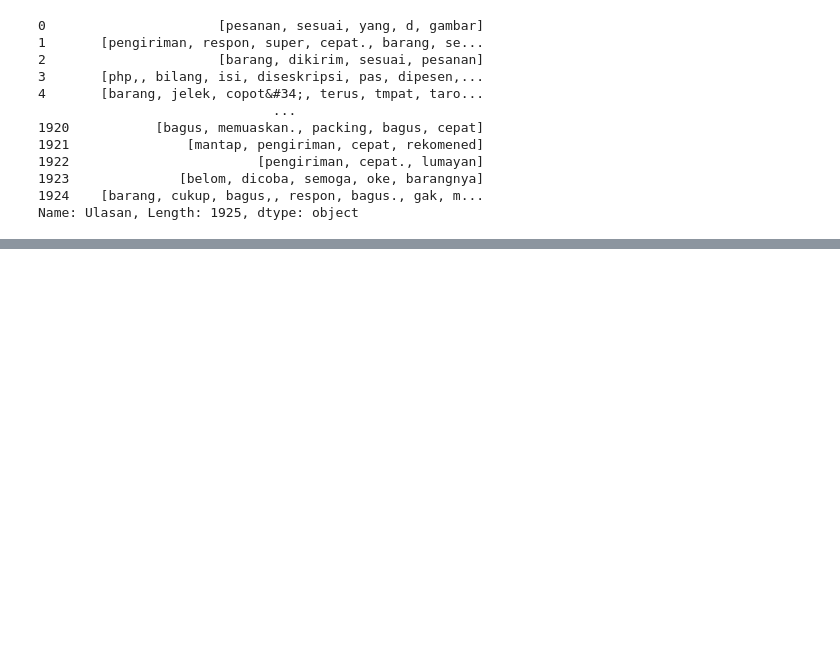
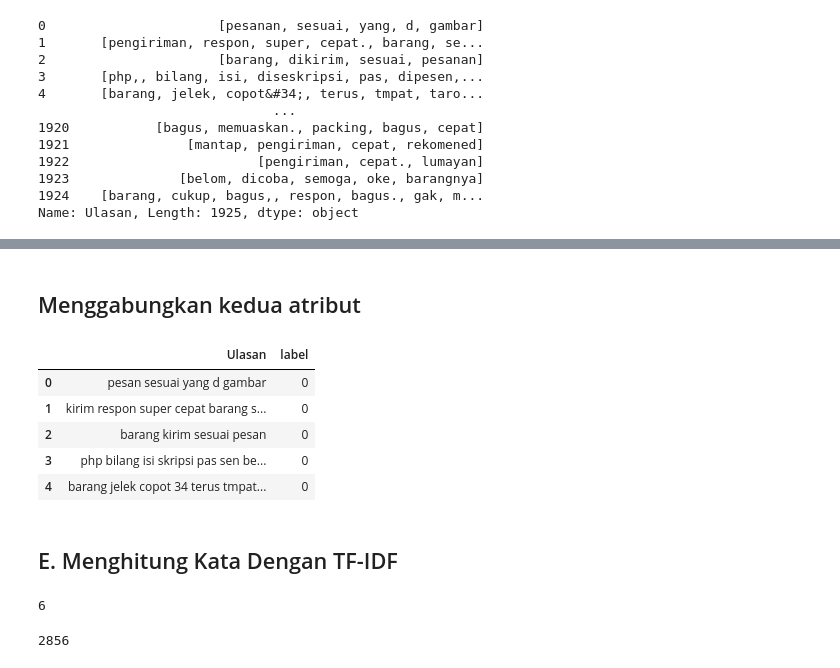
Before and after one commit to andysarbini/Sentiment_Analysis, a Jupyter notebook: sentiment-analysis-ulasan-marketplace.ipynb, the cells around one changed output, grey strips where cells are left out. Drawn from its saved outputs; the diff is of its cells as text; code cells hidden in the pictures; blank space fills up the shorter version.

Commit message:
Kaggle Notebook | Sentiment Analysis Ulasan Marketplace | Stemming, TF-IDF

```diff
--- a/sentiment-analysis-ulasan-marketplace.ipynb
+++ b/sentiment-analysis-ulasan-marketplace.ipynb
@@ -172,0 +227,36 @@ Name: Ulasan, Length: 1925, dtype: object
+# %% [markdown]
+## Menggabungkan kedua atribut
+# %%
+at1 = pd.read_csv('/kaggle/working/databersih2.csv')
+at2 = df
+# at2.head()
+att2 = at2['label']
+
+result = pd.concat([at1, att2], axis=1)
+result.head()
+# %% [output]
+|  | Ulasan | label |
+| 0 | pesan sesuai yang d gambar | 0 |
+| 1 | kirim respon super cepat barang s... | 0 |
+| 2 | barang kirim sesuai pesan | 0 |
+| 3 | php bilang isi skripsi pas sen be... | 0 |
+| 4 | barang jelek copot 34 terus tmpat... | 0 |
+# %% [markdown]
+## E. Menghitung Kata Dengan TF-IDF
+# %%
+from sklearn.feature_extraction.text import CountVectorizer, TfidfTransformer
+
+Ulasan = result['Ulasan']
+
+Ulasan.isnull().sum()
+# %% [output]
+6
+# %%
+Ulasan = Ulasan.fillna('tidak ada komentar')
+
+cv = CountVectorizer()
+term_fit = cv.fit(Ulasan)
+
+print(len(term_fit.vocabulary_))
+# %% [output]
+2856
```
Also changed, not shown: parts of 9 cells of this notebook.
